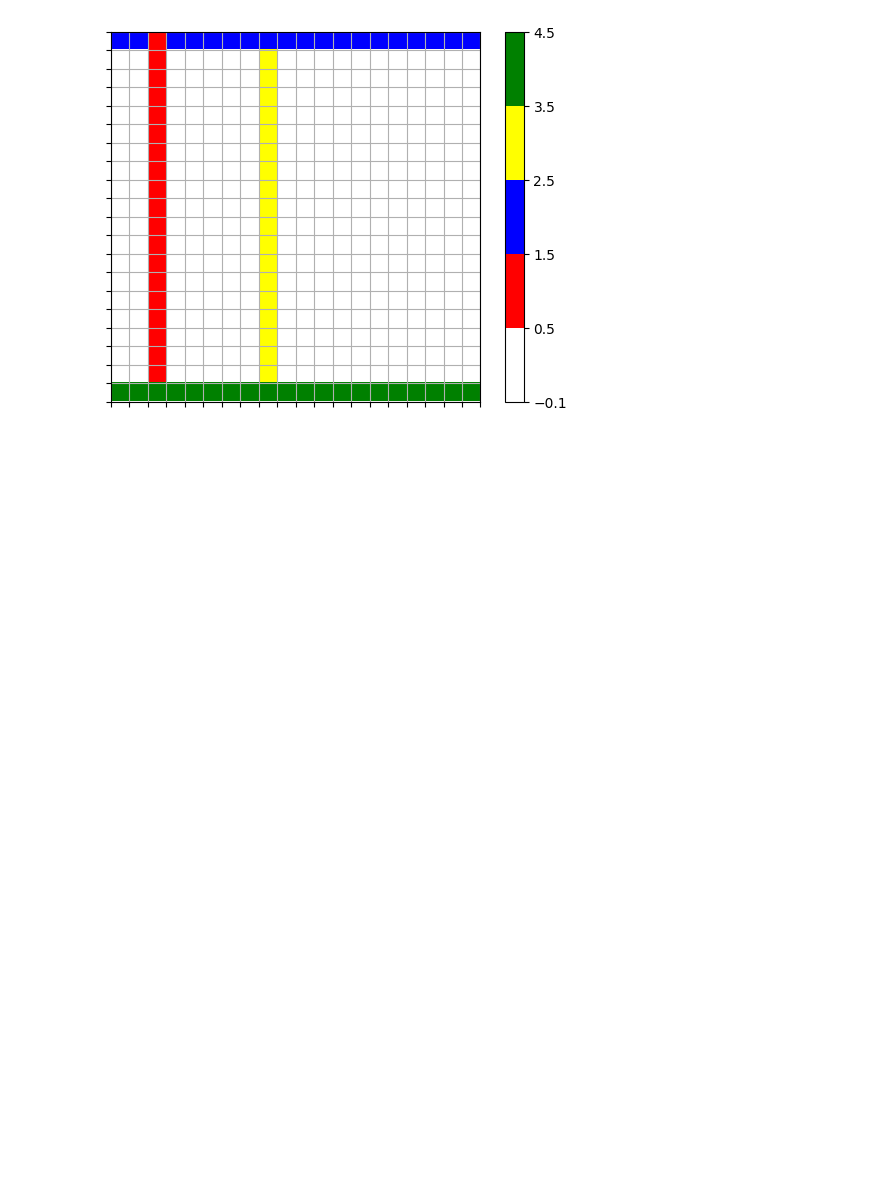
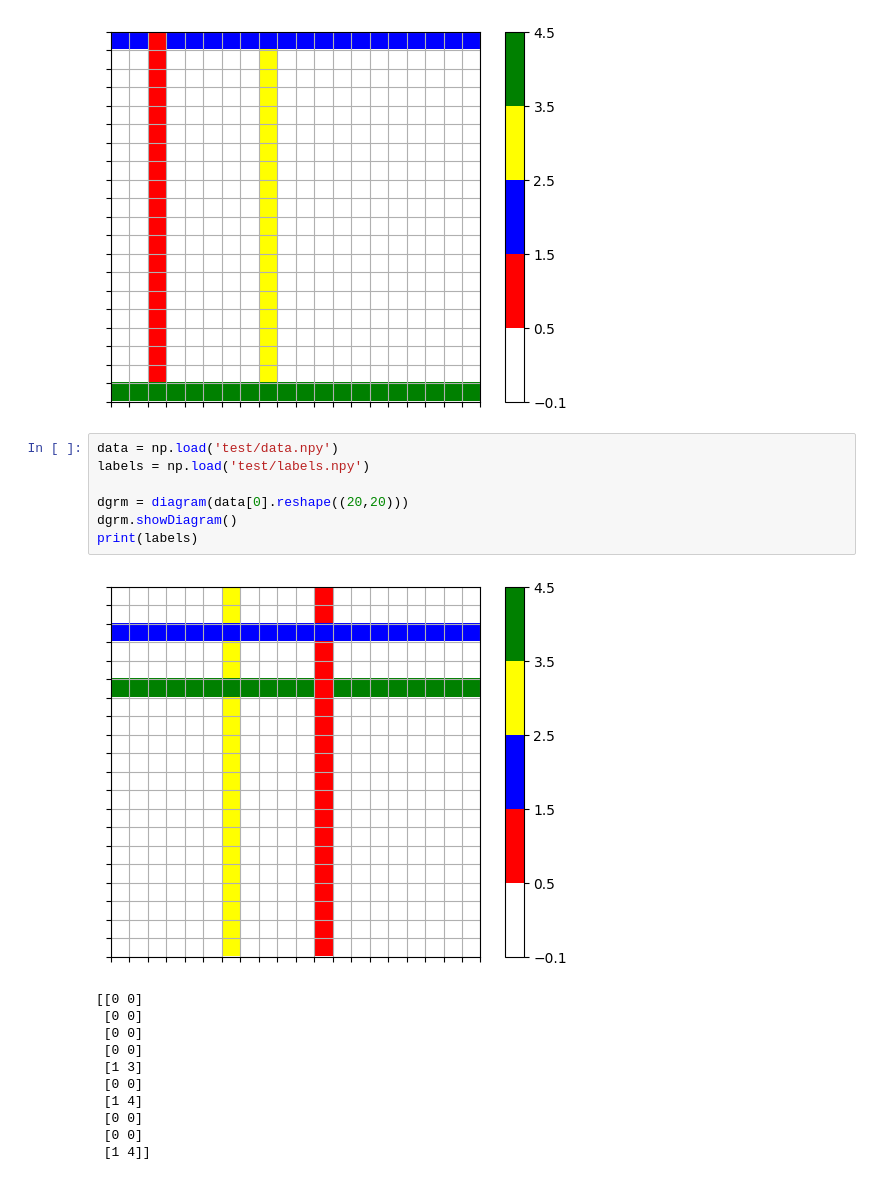
Before and after one commit to RohithM25/Wire-Cutting-Model-Training, a Jupyter notebook: main.ipynb, the cells around one changed output. Saved outputs shown, nothing was run; the diff lists cells and outputs as text; blank space fills up the shorter version.

Commit message:
generated training data

```diff
--- a/main.ipynb
+++ b/main.ipynb
@@ -105,3 +105,22 @@ wb.close()
 [figure]
 (0, 0)
 [figure]
+# %%
+data = np.load('test/data.npy')
+labels = np.load('test/labels.npy')
+
+dgrm = diagram(data[0].reshape((20,20)))
+dgrm.showDiagram()
+print(labels)
+# %% [output]
+[figure, added]
+[[0 0]
+ [0 0]
+ [0 0]
+ [0 0]
+ [1 3]
+ [0 0]
+ [1 4]
+ [0 0]
+ [0 0]
+ [1 4]]
```
Also changed, not shown: parts of 1 cell of this notebook, 4 other files.
